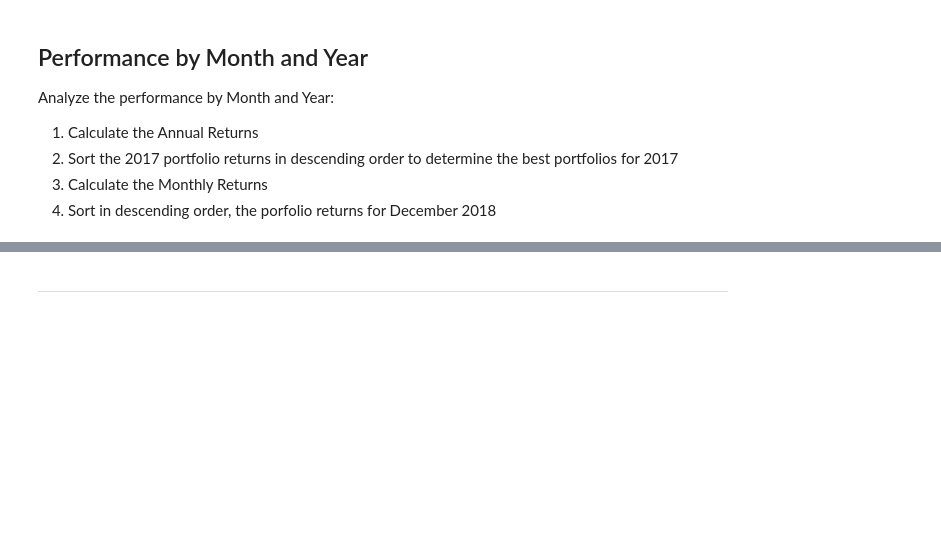
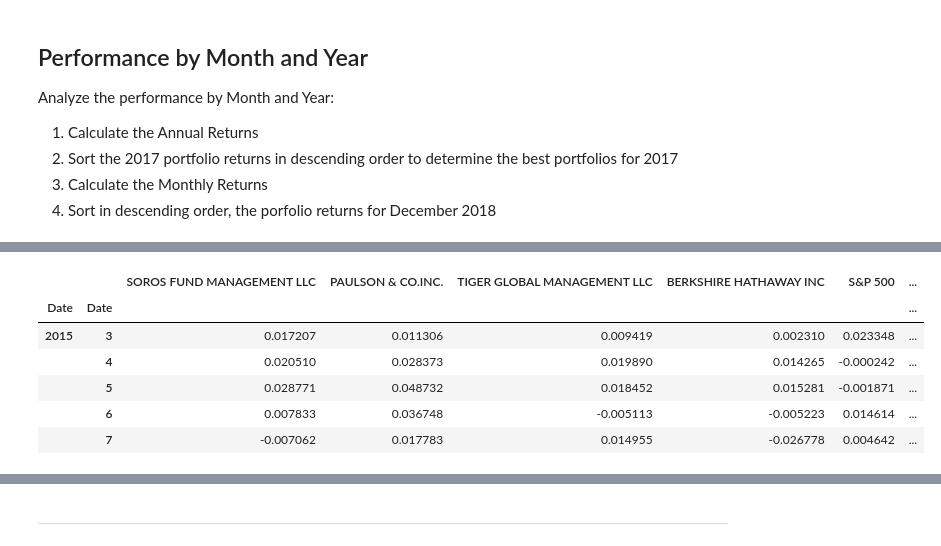
Before and after one commit to basobo/python-pandas, a Jupyter notebook: whale_analysis.ipynb, the cells around one changed output, grey strips where cells are left out. Saved outputs shown, nothing was run; the diff lists cells and outputs as text; code cells hidden in the pictures; blank space fills up the shorter version.

```diff
--- a/whale_analysis.ipynb
+++ b/whale_analysis.ipynb
@@ -246,2 +268,14 @@ cumulative_returns.groupby([]) # do the groupby then the function (sum), speci
+# %%
+# Returns by Month
+annual_returns_by_month = cum_returns_by_year.groupby([cum_returns_by_year.index.year,cum_returns_by_year.index.month]).last()
+annual_returns_by_month.head()
+# %% [output]
+|  |  | SOROS FUND MANAGEMENT LLC | PAULSON & CO.INC. | TIGER GLOBAL MANAGEMENT LLC | BERKSHIRE HATHAWAY INC | S&P 500 | ... |
+| Date | Date |  |  |  |  |  | ... |
+| 2015 | 3 | 0.017207 | 0.011306 | 0.009419 | 0.002310 | 0.023348 | ... |
+|  | 4 | 0.020510 | 0.028373 | 0.019890 | 0.014265 | -0.000242 | ... |
+|  | 5 | 0.028771 | 0.048732 | 0.018452 | 0.015281 | -0.001871 | ... |
+|  | 6 | 0.007833 | 0.036748 | -0.005113 | -0.005223 | 0.014614 | ... |
+|  | 7 | -0.007062 | 0.017783 | 0.014955 | -0.026778 | 0.004642 | ... |
 # %%
 # Top Portfolio Returns for December 2018
```
Also changed, not shown: parts of 8 cells of this notebook.
